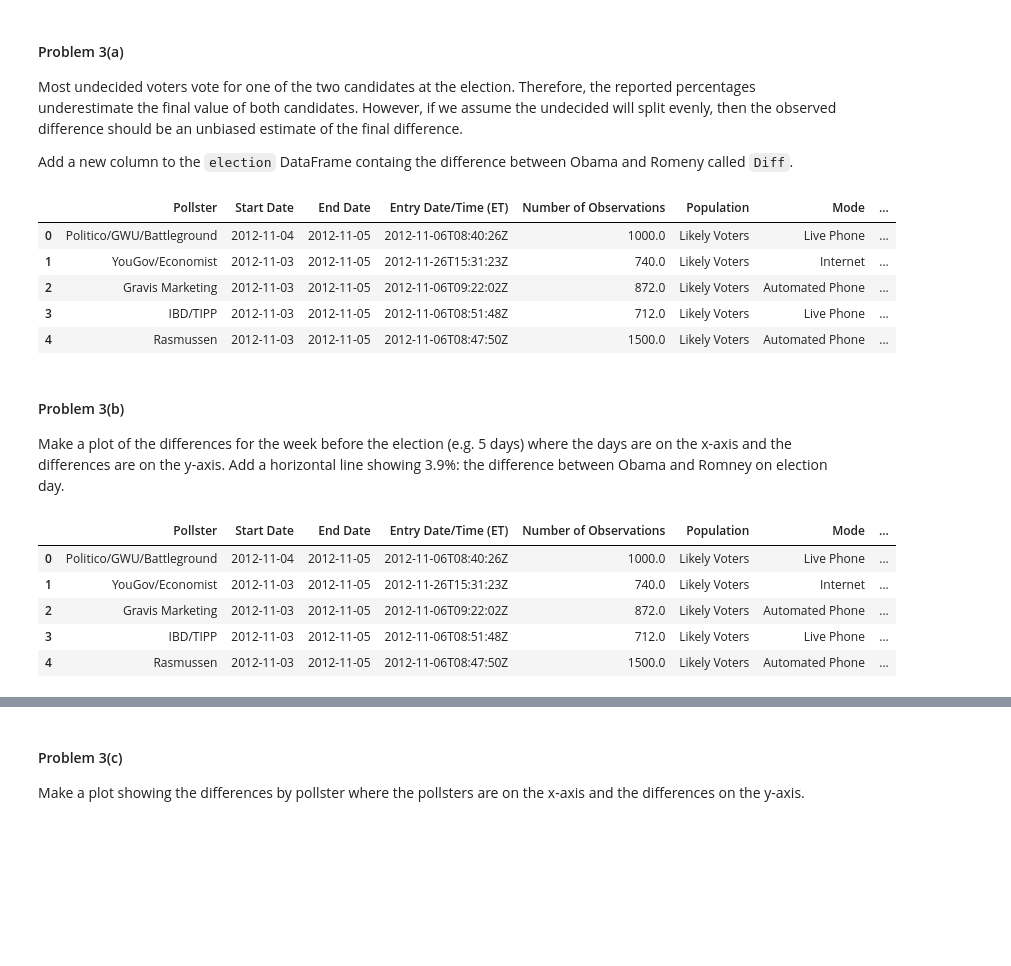
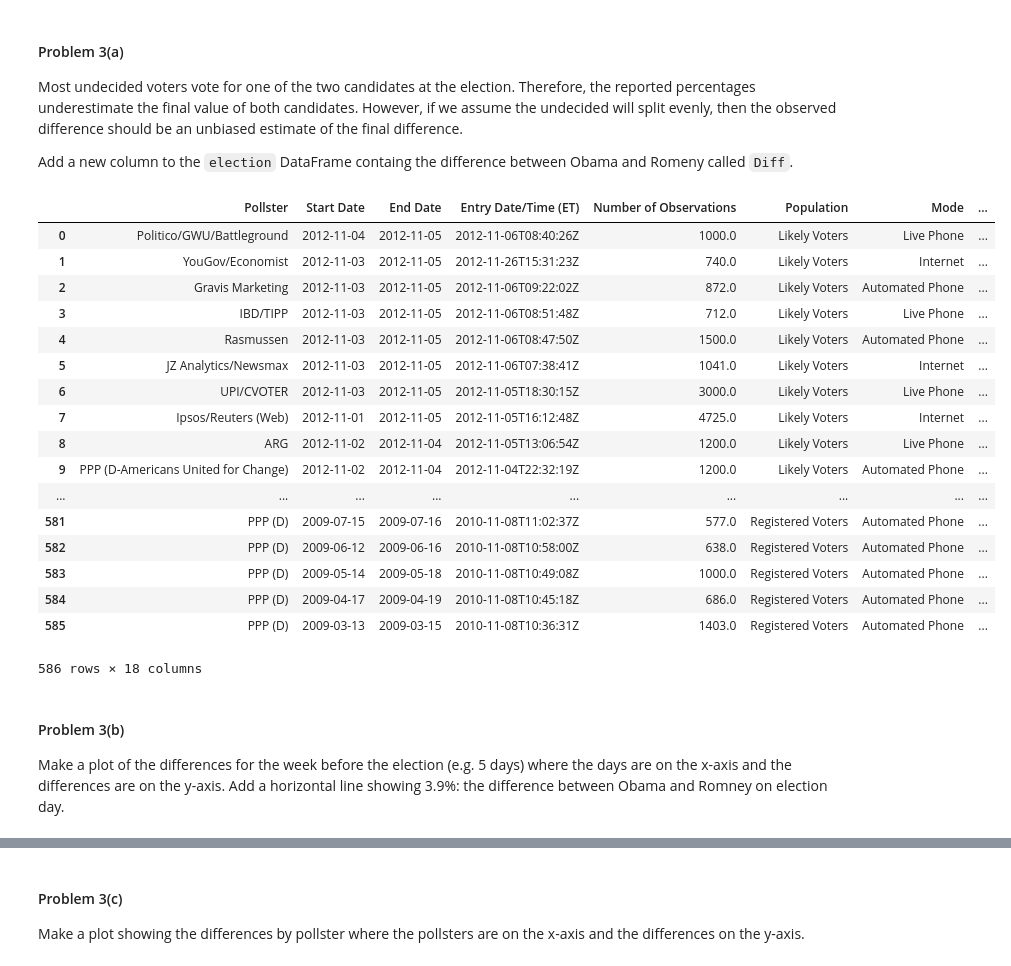
Before and after one commit to Theerit/2014, a Jupyter notebook: homework/HW2.ipynb, the cells around one changed output, grey strips where cells are left out. Cells and saved outputs as stored; diff of their text form; code cells hidden in the pictures; blank space fills up the shorter version.

```diff
--- a/homework/HW2.ipynb
+++ b/homework/HW2.ipynb
@@ -448,14 +444,26 @@ Add a new column to the `election` DataFrame containg the difference between Oba
 # %%
 #your code here
 election['Diff'] = election.Obama - election.Romney
-election.head()
+election
 # %% [output]
 |  | Pollster | Start Date | End Date | Entry Date/Time (ET) | Number of Observations | Population | Mode | ... |
 | 0 | Politico/GWU/Battleground | 2012-11-04 | 2012-11-05 | 2012-11-06T08:40:26Z | 1000.0 | Likely Voters | Live Phone | ... |
 | 1 | YouGov/Economist | 2012-11-03 | 2012-11-05 | 2012-11-26T15:31:23Z | 740.0 | Likely Voters | Internet | ... |
 | 2 | Gravis Marketing | 2012-11-03 | 2012-11-05 | 2012-11-06T09:22:02Z | 872.0 | Likely Voters | Automated Phone | ... |
 | 3 | IBD/TIPP | 2012-11-03 | 2012-11-05 | 2012-11-06T08:51:48Z | 712.0 | Likely Voters | Live Phone | ... |
 | 4 | Rasmussen | 2012-11-03 | 2012-11-05 | 2012-11-06T08:47:50Z | 1500.0 | Likely Voters | Automated Phone | ... |
+| 5 | JZ Analytics/Newsmax | 2012-11-03 | 2012-11-05 | 2012-11-06T07:38:41Z | 1041.0 | Likely Voters | Internet | ... |
+| 6 | UPI/CVOTER | 2012-11-03 | 2012-11-05 | 2012-11-05T18:30:15Z | 3000.0 | Likely Voters | Live Phone | ... |
+| 7 | Ipsos/Reuters (Web) | 2012-11-01 | 2012-11-05 | 2012-11-05T16:12:48Z | 4725.0 | Likely Voters | Internet | ... |
+| 8 | ARG | 2012-11-02 | 2012-11-04 | 2012-11-05T13:06:54Z | 1200.0 | Likely Voters | Live Phone | ... |
+| 9 | PPP (D-Americans United for Change) | 2012-11-02 | 2012-11-04 | 2012-11-04T22:32:19Z | 1200.0 | Likely Voters | Automated Phone | ... |
+| ... | ... | ... | ... | ... | ... | ... | ... | ... |
+| 581 | PPP (D) | 2009-07-15 | 2009-07-16 | 2010-11-08T11:02:37Z | 577.0 | Registered Voters | Automated Phone | ... |
+| 582 | PPP (D) | 2009-06-12 | 2009-06-16 | 2010-11-08T10:58:00Z | 638.0 | Registered Voters | Automated Phone | ... |
+| 583 | PPP (D) | 2009-05-14 | 2009-05-18 | 2010-11-08T10:49:08Z | 1000.0 | Registered Voters | Automated Phone | ... |
+| 584 | PPP (D) | 2009-04-17 | 2009-04-19 | 2010-11-08T10:45:18Z | 686.0 | Registered Voters | Automated Phone | ... |
+| 585 | PPP (D) | 2009-03-13 | 2009-03-15 | 2010-11-08T10:36:31Z | 1403.0 | Registered Voters | Automated Phone | ... |
+586 rows × 18 columns
 # %% [markdown]
 #### Problem 3(b)
 
@@ -468,13 +470,0 @@ git push
-# %%
-#your code here
-election_date = pd.to_datetime('November 6, 2012')
-election['DaysBeforeElection'] = election_date - election['Start Date']
-election.DaysBeforeElection = [d.days for d in election.DaysBeforeElection]
-election.head()
-# %% [output]
-|  | Pollster | Start Date | End Date | Entry Date/Time (ET) | Number of Observations | Population | Mode | ... |
-| 0 | Politico/GWU/Battleground | 2012-11-04 | 2012-11-05 | 2012-11-06T08:40:26Z | 1000.0 | Likely Voters | Live Phone | ... |
-| 1 | YouGov/Economist | 2012-11-03 | 2012-11-05 | 2012-11-26T15:31:23Z | 740.0 | Likely Voters | Internet | ... |
-| 2 | Gravis Marketing | 2012-11-03 | 2012-11-05 | 2012-11-06T09:22:02Z | 872.0 | Likely Voters | Automated Phone | ... |
-| 3 | IBD/TIPP | 2012-11-03 | 2012-11-05 | 2012-11-06T08:51:48Z | 712.0 | Likely Voters | Live Phone | ... |
-| 4 | Rasmussen | 2012-11-03 | 2012-11-05 | 2012-11-06T08:47:50Z | 1500.0 | Likely Voters | Automated Phone | ... |
```
Also changed, not shown: parts of 12 cells of this notebook.
